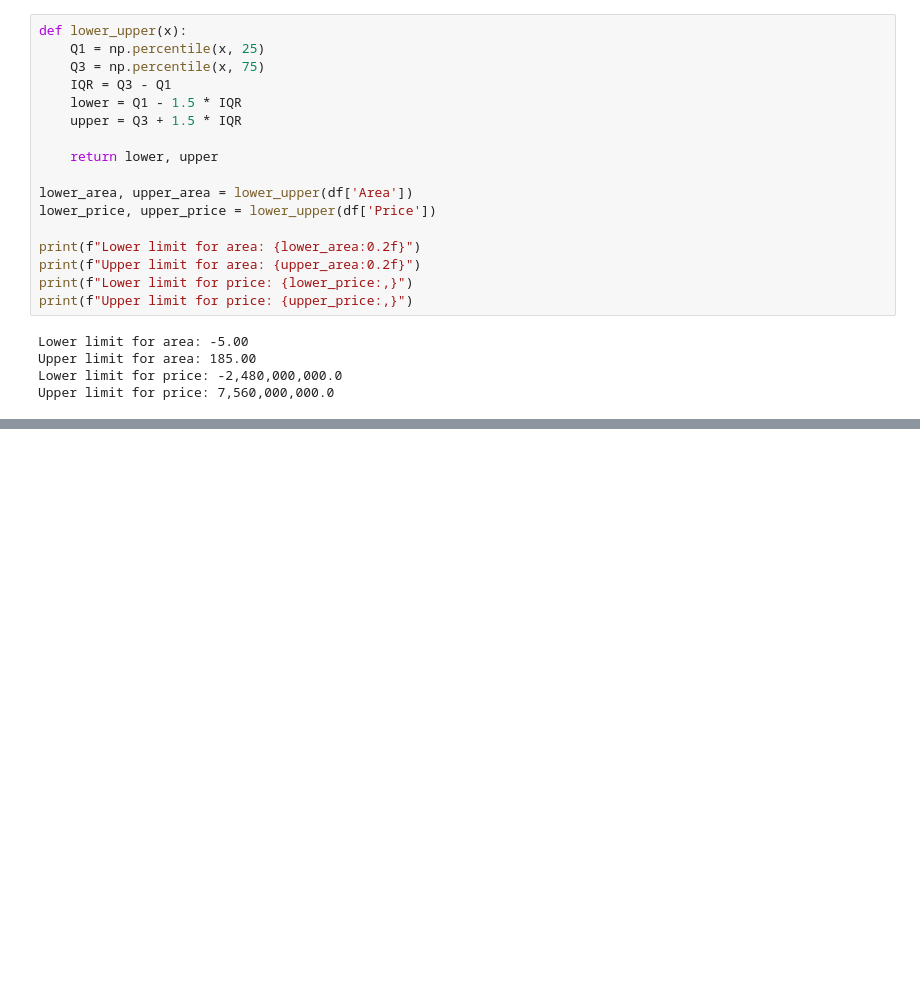
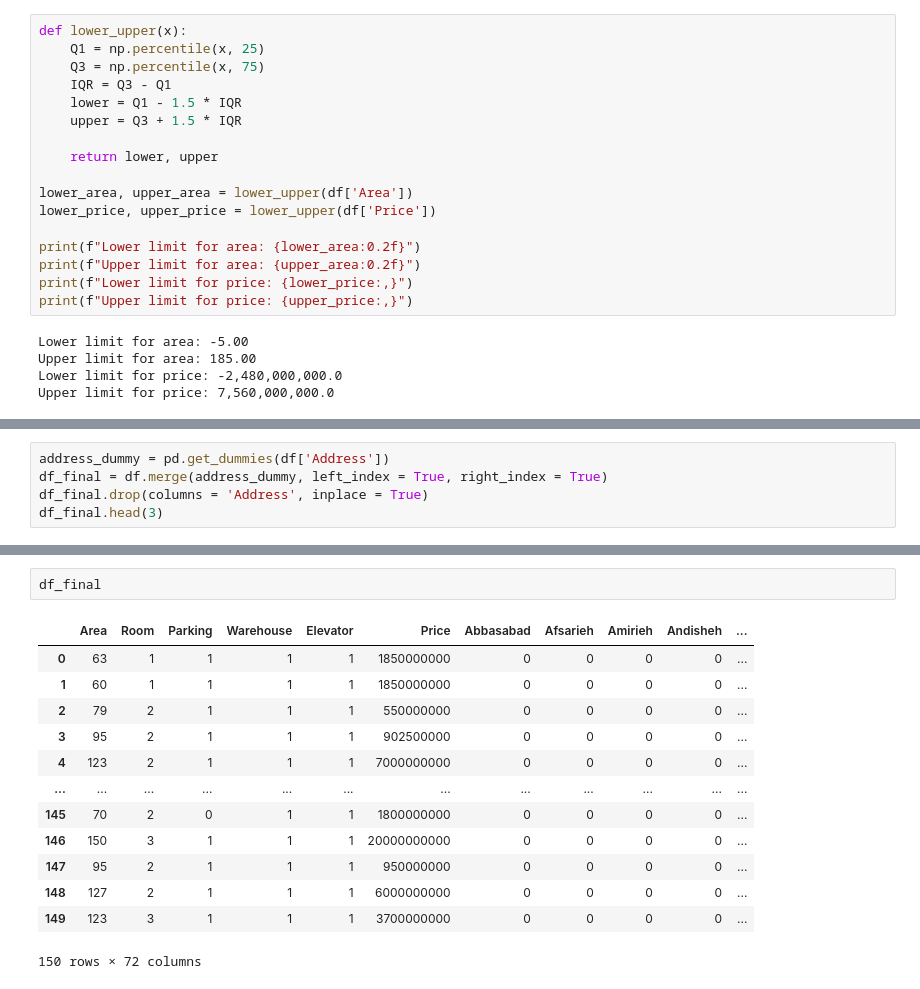
Before and after one commit to pooyanosk1382/TehranHousePrice, a Jupyter notebook: tehranHousePrice.ipynb, the cells around one changed output, grey strips where cells are left out. Drawn from its saved outputs; the diff is of its cells as text; blank space fills up the shorter version.

```diff
--- a/tehranHousePrice.ipynb
+++ b/tehranHousePrice.ipynb
@@ -419,0 +424,5 @@ Number of outliers: 11
+# %%
+address_dummy = pd.get_dummies(df['Address'])
+df_final = df.merge(address_dummy, left_index = True, right_index = True)
+df_final.drop(columns = 'Address', inplace = True)
+df_final.head(3)
@@ -419,0 +435,16 @@ Number of outliers: 11
+# %%
+df_final
+# %% [output]
+|  | Area | Room | Parking | Warehouse | Elevator | Price | Abbasabad | Afsarieh | Amirieh | Andisheh | ... |
+| 0 | 63 | 1 | 1 | 1 | 1 | 1850000000 | 0 | 0 | 0 | 0 | ... |
+| 1 | 60 | 1 | 1 | 1 | 1 | 1850000000 | 0 | 0 | 0 | 0 | ... |
+| 2 | 79 | 2 | 1 | 1 | 1 | 550000000 | 0 | 0 | 0 | 0 | ... |
+| 3 | 95 | 2 | 1 | 1 | 1 | 902500000 | 0 | 0 | 0 | 0 | ... |
+| 4 | 123 | 2 | 1 | 1 | 1 | 7000000000 | 0 | 0 | 0 | 0 | ... |
+| ... | ... | ... | ... | ... | ... | ... | ... | ... | ... | ... | ... |
+| 145 | 70 | 2 | 0 | 1 | 1 | 1800000000 | 0 | 0 | 0 | 0 | ... |
+| 146 | 150 | 3 | 1 | 1 | 1 | 20000000000 | 0 | 0 | 0 | 0 | ... |
+| 147 | 95 | 2 | 1 | 1 | 1 | 950000000 | 0 | 0 | 0 | 0 | ... |
+| 148 | 127 | 2 | 1 | 1 | 1 | 6000000000 | 0 | 0 | 0 | 0 | ... |
+| 149 | 123 | 3 | 1 | 1 | 1 | 3700000000 | 0 | 0 | 0 | 0 | ... |
+150 rows × 72 columns
```
Also changed, not shown: parts of 16 cells of this notebook.
